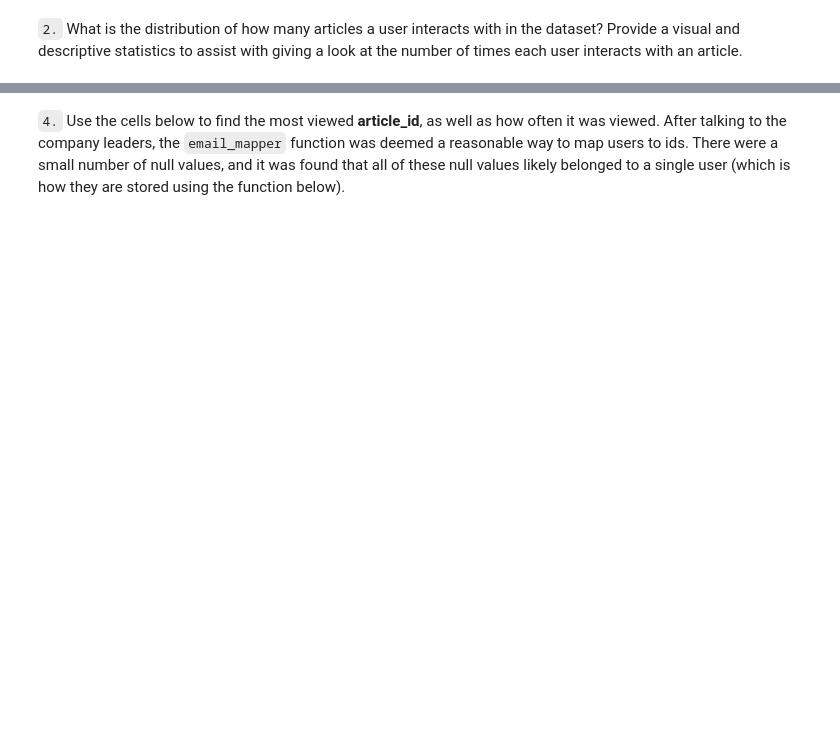
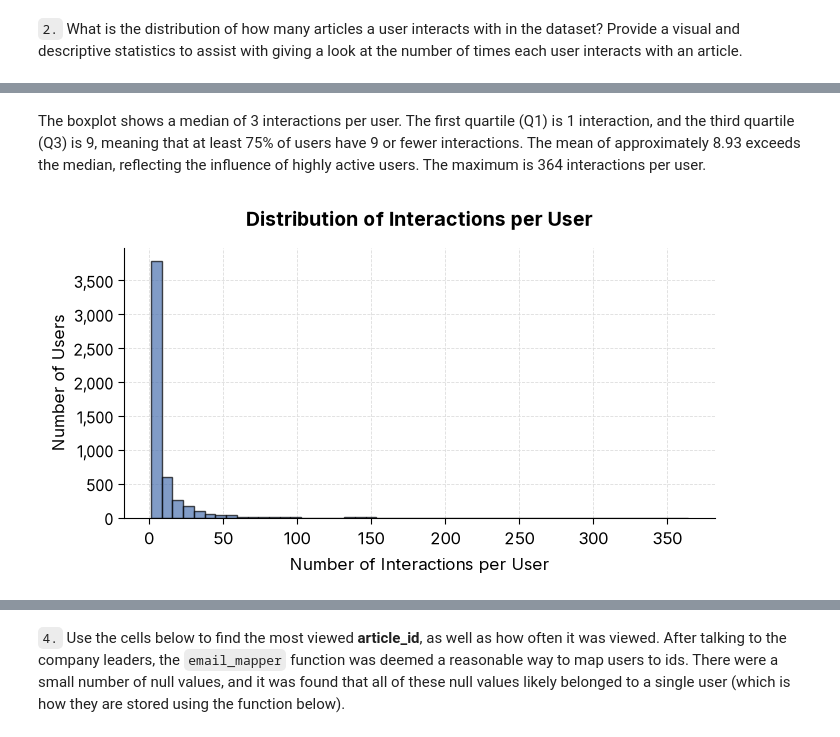
Before and after one commit to groundhog-21/dsnd-recommendation-systems-project, a Jupyter notebook: starter/Recommendations_with_IBM.ipynb, the cells around one changed output, grey strips where cells are left out. Cells and saved outputs as stored; diff of their text form; code cells hidden in the pictures; blank space fills up the shorter version.

```diff
--- a/starter/Recommendations_with_IBM.ipynb
+++ b/starter/Recommendations_with_IBM.ipynb
@@ -57,7 +168,17 @@ df[df.email.isna()]
+# %% [markdown]
+The boxplot shows a median of 3 interactions per user. The first quartile (Q1) is 1 interaction, and the third quartile (Q3) is 9, meaning that at least 75% of users have 9 or fewer interactions. The mean of approximately 8.93 exceeds the median, reflecting the influence of highly active users. The maximum is 364 interactions per user.
 # %%
 # Create a plot of the number of articles read by each user
 
-plt.xlabel('number of articles')
-plt.ylabel('number of users')
-plt.title('Number of Users Reading Articles')
+fig, ax = plt.subplots(figsize=(7, 4))
+ax.hist(interactions_per_user, bins=50, alpha=0.7)
+ax.yaxis.set_major_formatter(ticker.StrMethodFormatter('{x:,.0f}'))
+
+ax.set_title("Distribution of Interactions per User")
+ax.set_xlabel("Number of Interactions per User")
+ax.set_ylabel("Number of Users")
+
+plt.tight_layout()
 plt.show()
+# %% [output]
+[figure, added]
```
Also changed, not shown: parts of 22 cells of this notebook, 6 other files.
